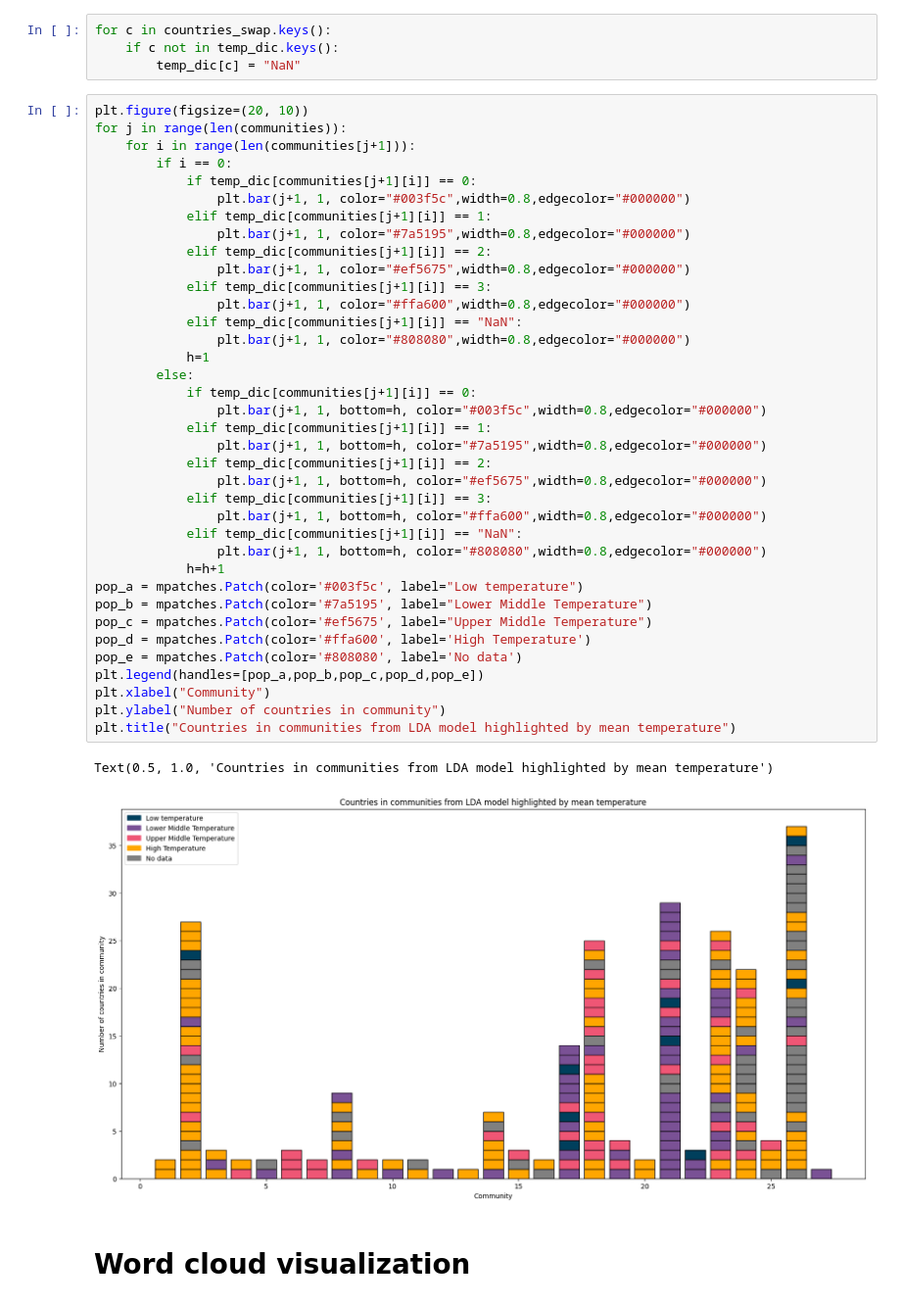
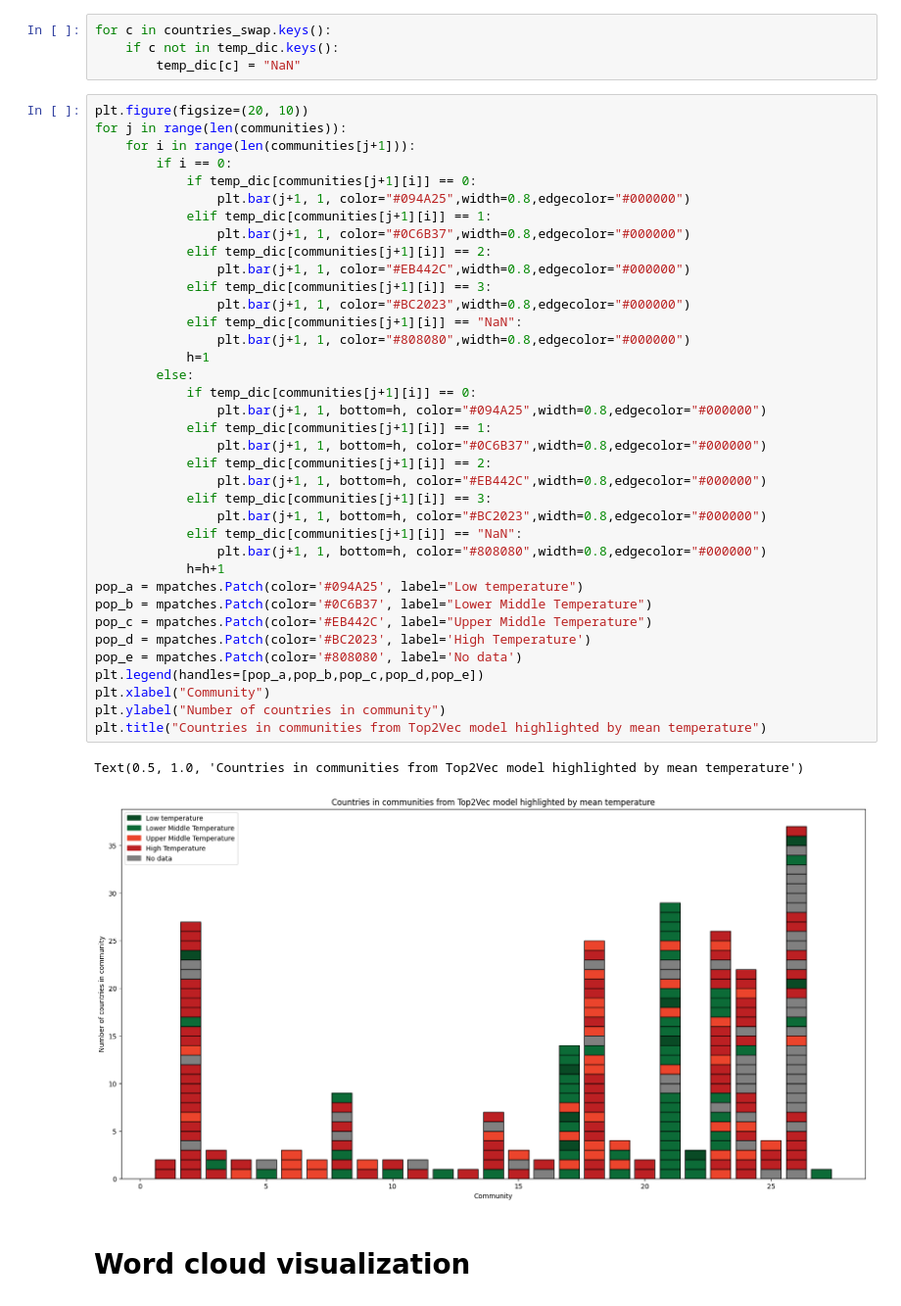
Before and after one commit to gustavn19/Fagprojekt, a Jupyter notebook: lda_done.ipynb, the cells around one changed output. Shown at 98% size. Cells and saved outputs as stored; diff of their text form.

```diff
--- a/lda_done.ipynb
+++ b/lda_done.ipynb
@@ -713,43 +707,43 @@ for c in countries_swap.keys():
 # %%
 plt.figure(figsize=(20, 10))
 for j in range(len(communities)):
     for i in range(len(communities[j+1])):
         if i == 0:
             if temp_dic[communities[j+1][i]] == 0:
-                plt.bar(j+1, 1, color="#003f5c",width=0.8,edgecolor="#000000")
+                plt.bar(j+1, 1, color="#094A25",width=0.8,edgecolor="#000000")
             elif temp_dic[communities[j+1][i]] == 1:
-                plt.bar(j+1, 1, color="#7a5195",width=0.8,edgecolor="#000000")
+                plt.bar(j+1, 1, color="#0C6B37",width=0.8,edgecolor="#000000")
             elif temp_dic[communities[j+1][i]] == 2:
-                plt.bar(j+1, 1, color="#ef5675",width=0.8,edgecolor="#000000")
+                plt.bar(j+1, 1, color="#EB442C",width=0.8,edgecolor="#000000")
             elif temp_dic[communities[j+1][i]] == 3:
-                plt.bar(j+1, 1, color="#ffa600",width=0.8,edgecolor="#000000")
+                plt.bar(j+1, 1, color="#BC2023",width=0.8,edgecolor="#000000")
             elif temp_dic[communities[j+1][i]] == "NaN":
                 plt.bar(j+1, 1, color="#808080",width=0.8,edgecolor="#000000")
             h=1
         else:
             if temp_dic[communities[j+1][i]] == 0:
-                plt.bar(j+1, 1, bottom=h, color="#003f5c",width=0.8,edgecolor="#000000")
+                plt.bar(j+1, 1, bottom=h, color="#094A25",width=0.8,edgecolor="#000000")
             elif temp_dic[communities[j+1][i]] == 1:
-                plt.bar(j+1, 1, bottom=h, color="#7a5195",width=0.8,edgecolor="#000000")
+                plt.bar(j+1, 1, bottom=h, color="#0C6B37",width=0.8,edgecolor="#000000")
             elif temp_dic[communities[j+1][i]] == 2:
-                plt.bar(j+1, 1, bottom=h, color="#ef5675",width=0.8,edgecolor="#000000")
+                plt.bar(j+1, 1, bottom=h, color="#EB442C",width=0.8,edgecolor="#000000")
             elif temp_dic[communities[j+1][i]] == 3:
-                plt.bar(j+1, 1, bottom=h, color="#ffa600",width=0.8,edgecolor="#000000")
+                plt.bar(j+1, 1, bottom=h, color="#BC2023",width=0.8,edgecolor="#000000")
             elif temp_dic[communities[j+1][i]] == "NaN":
                 plt.bar(j+1, 1, bottom=h, color="#808080",width=0.8,edgecolor="#000000")
             h=h+1
-pop_a = mpatches.Patch(color='#003f5c', label="Low temperature")
-pop_b = mpatches.Patch(color='#7a5195', label="Lower Middle Temperature")
-pop_c = mpatches.Patch(color='#ef5675', label="Upper Middle Temperature")
-pop_d = mpatches.Patch(color='#ffa600', label='High Temperature')
+pop_a = mpatches.Patch(color='#094A25', label="Low temperature")
+pop_b = mpatches.Patch(color='#0C6B37', label="Lower Middle Temperature")
+pop_c = mpatches.Patch(color='#EB442C', label="Upper Middle Temperature")
+pop_d = mpatches.Patch(color='#BC2023', label='High Temperature')
 pop_e = mpatches.Patch(color='#808080', label='No data')
 plt.legend(handles=[pop_a,pop_b,pop_c,pop_d,pop_e])
 plt.xlabel("Community")
 plt.ylabel("Number of countries in community")
-plt.title("Countries in communities from LDA model highlighted by mean temperature")
+plt.title("Countries in communities from Top2Vec model highlighted by mean temperature")
 # %% [output]
-Text(0.5, 1.0, 'Countries in communities from LDA model highlighted by mean temperature')
+Text(0.5, 1.0, 'Countries in communities from Top2Vec model highlighted by mean temperature')
-[figure, old version]
+[figure, new version]
 # %% [markdown]
 # Word cloud visualization
 # %%
```
Also changed, not shown: parts of 4 cells of this notebook, 1 other file.
